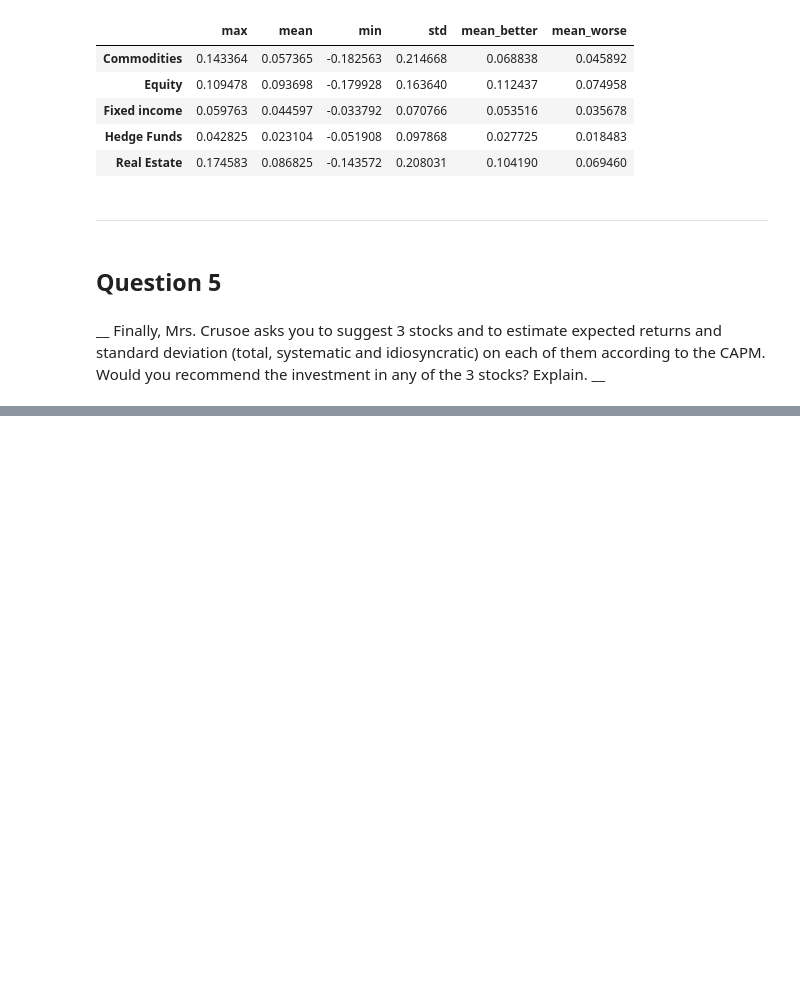
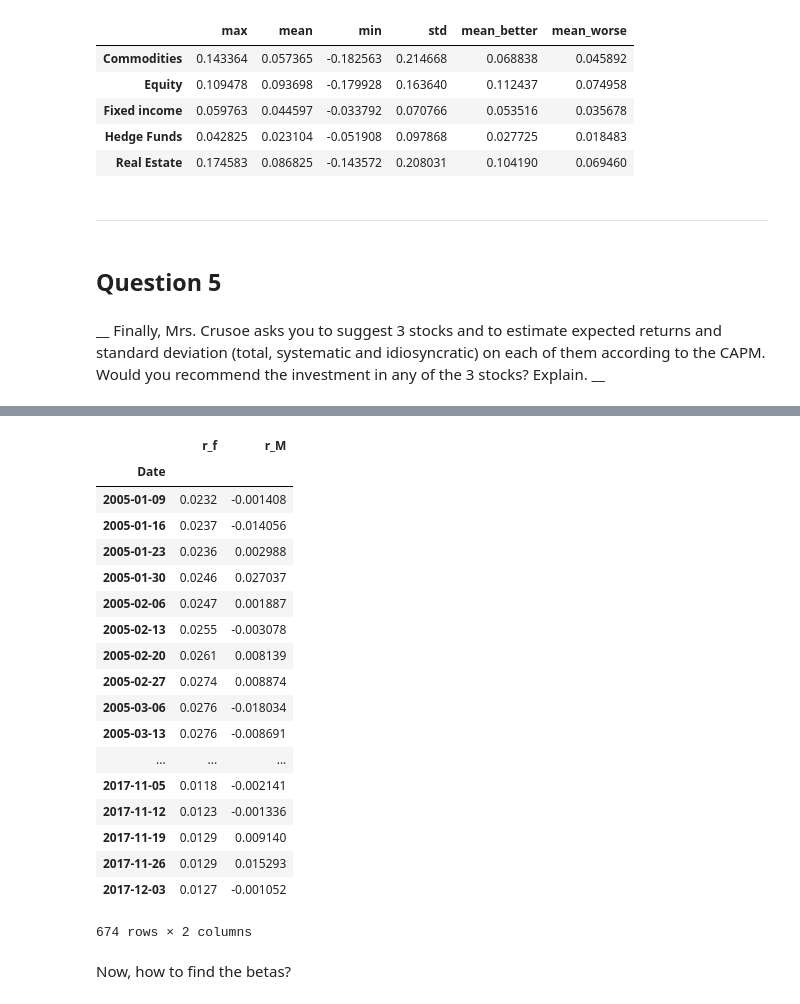
Before and after one commit to boturon/NovaSBE_Courses, a Jupyter notebook: finance/case_2/deliverable.ipynb, the cells around one changed output, grey strips where cells are left out. Cells and saved outputs as stored; diff of their text form; code cells hidden in the pictures; blank space fills up the shorter version.

Commit message:
Continue question 5

```diff
--- a/finance/case_2/deliverable.ipynb
+++ b/finance/case_2/deliverable.ipynb
@@ -466,0 +470,42 @@ sp500.head()
+# %%
+# Download yield curve information for the specific period
+r_f_3M = quandl.get('USTREASURY/YIELD-Treasury-Yield-Curve-Rates', start_date="2004-12-31",
+                    end_date="2017-12-05", collapse="weekly",
+                    column_index = [2]).drop(pd.Timestamp('2017-12-10')).drop(pd.Timestamp('2005-01-02'))
+
+
+# Get the mean2005-01-02
+#r_f_3M = M3#.mean().tolist()[0]
+
+# Add the values to a table
+question_5 = pd.DataFrame(r_f_3M).rename(columns={'3 MO': 'r_f'})/100
+# %%
+# Open Yahoo S&P500 composite index values
+spx = pd.read_excel('./data_spx.xlsx', index_col='Date')
+
+# Calculte returns
+question_5['r_M'] = spx.pct_change().drop('2005-01-03').values
+# %%
+question_5
+# %% [output]
+|  | r_f | r_M |
+| Date |  |  |
+| 2005-01-09 | 0.0232 | -0.001408 |
+| 2005-01-16 | 0.0237 | -0.014056 |
+| 2005-01-23 | 0.0236 | 0.002988 |
+| 2005-01-30 | 0.0246 | 0.027037 |
+| 2005-02-06 | 0.0247 | 0.001887 |
+| 2005-02-13 | 0.0255 | -0.003078 |
+| 2005-02-20 | 0.0261 | 0.008139 |
+| 2005-02-27 | 0.0274 | 0.008874 |
+| 2005-03-06 | 0.0276 | -0.018034 |
+| 2005-03-13 | 0.0276 | -0.008691 |
+| ... | ... | ... |
+| 2017-11-05 | 0.0118 | -0.002141 |
+| 2017-11-12 | 0.0123 | -0.001336 |
+| 2017-11-19 | 0.0129 | 0.009140 |
+| 2017-11-26 | 0.0129 | 0.015293 |
+| 2017-12-03 | 0.0127 | -0.001052 |
+674 rows × 2 columns
+# %% [markdown]
+Now, how to find the betas?
```
Also changed, not shown: parts of 3 cells of this notebook.
